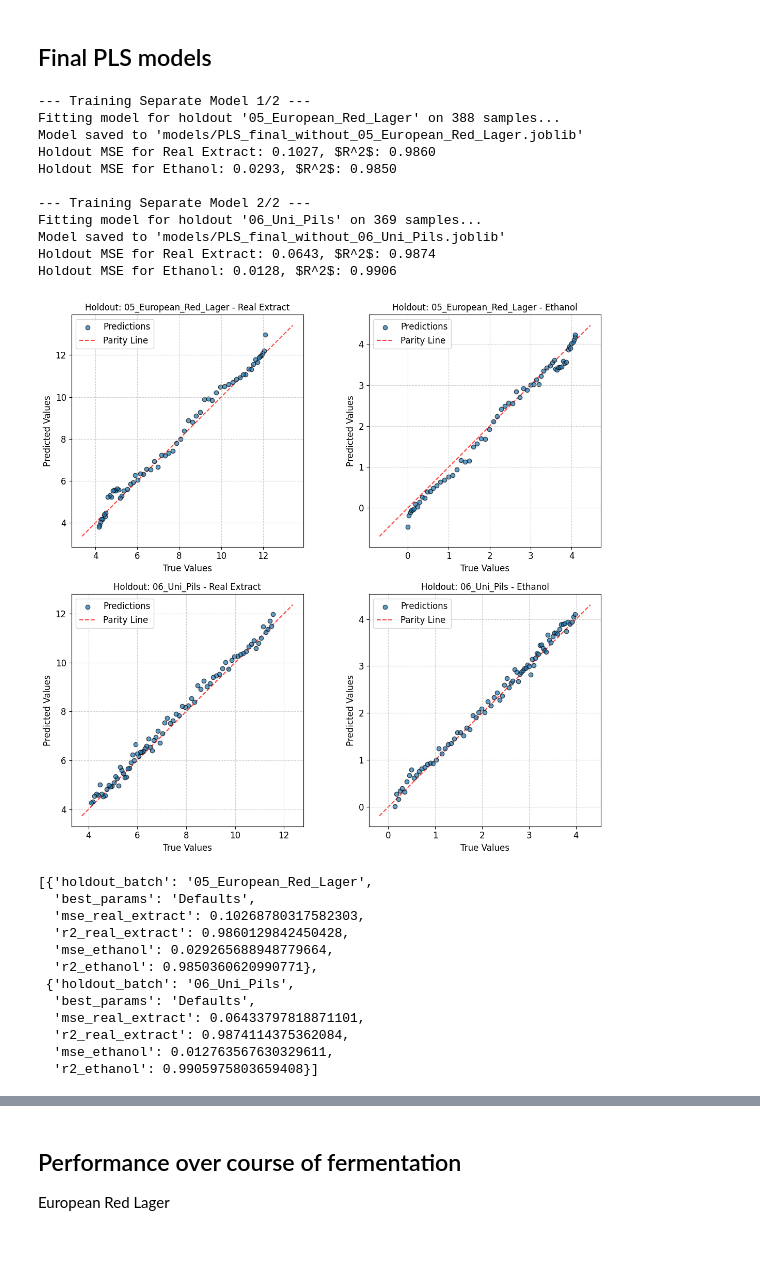
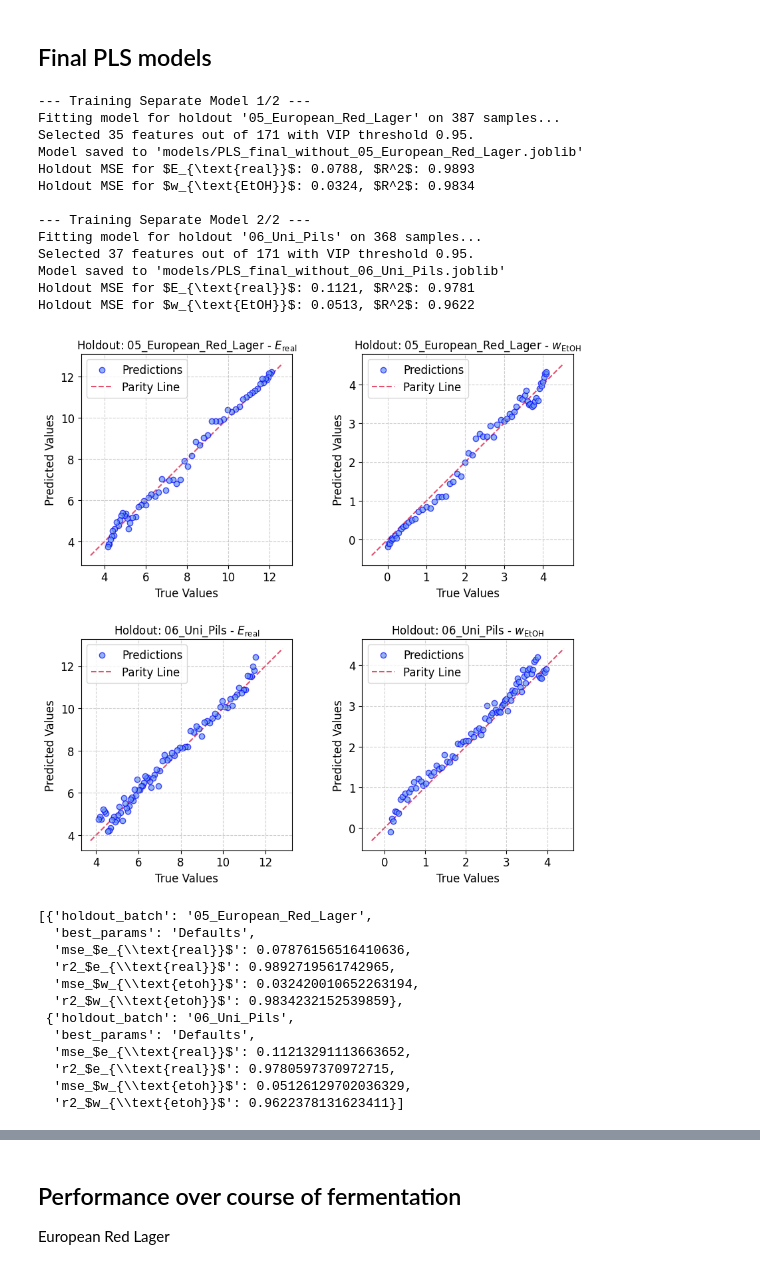
Before and after one commit to CTO-JKU/NIR-Beer-Fermentation-Monitoring, a Jupyter notebook: calibration.ipynb, the cells around one changed output, grey strips where cells are left out. Saved outputs shown, nothing was run; the diff lists cells and outputs as text; code cells hidden in the pictures.

```diff
--- a/calibration.ipynb
+++ b/calibration.ipynb
@@ -49,3 +49,14 @@ df_nir = df_nir.select(
         for col in df_nir.columns
     ]
 )
+# %%
+# Find index of 1200 nm and 1800 nm
+wavelengths = 1e7 / np.linspace(3857,9994,359)
+# reverse wavelengths to match wavenumber order
+wavelengths = wavelengths[::-1]
+
+index_upper= np.argmin(np.abs(wavelengths - 1850))
+index_lower = np.argmin(np.abs(wavelengths - 1200))
+
+
+index_lower, index_upper
@@ -97,7 +110,7 @@ from NIRBeer.outlier_detection import detect_outliers
 from chemotools.feature_selection import RangeCut
 from sklearn.pipeline import Pipeline
 
-preprocessing = Pipeline([("range_cut", RangeCut(30, -30))])
+preprocessing = Pipeline([("range_cut", RangeCut(index_lower, index_upper))])
 
 result = detect_outliers(df_nir, alpha=0.05, var_threshold=0.95, preprocessing=preprocessing)
 
@@ -146,8 +158,8 @@ df_interpolate = interpolate_targets_to_spectra(result.df_inliers, df_dsa)
 
 min_time = 3
 max_time = 16
-k_rate = 50
-exponent = 3 / 2
+k_rate = 50*3/2
+exponent = 1
 
 selected_df = df_interpolate.group_by("BatchName", maintain_order=True).map_groups(
     lambda df_group: adaptive_time_sampler(
@@ -281,50 +295,52 @@ Holdout MSE for Ethanol: 0.0291, $R^2$: 0.9794
 # %%
 from NIRBeer.model_training import train_and_evaluate
 from sklearn.cross_decomposition import PLSRegression
 from sklearn.pipeline import Pipeline
 from sklearn.preprocessing import StandardScaler
 from chemotools.scatter import ExtendedMultiplicativeScatterCorrection, StandardNormalVariate
 from chemotools.derivative import SavitzkyGolay
 from NIRBeer.feature_selection import VIPSelector
 
 df = selected_df
 holdout_batch = ["05_European_Red_Lager", "06_Uni_Pils"]
 
 pipeline = Pipeline([
-        ('rangecut', RangeCut(30, -30)),
-        ('emsc', ExtendedMultiplicativeScatterCorrection(order=1)),
+        ('rangecut', RangeCut(index_lower, index_upper)),
+        ('emsc', ExtendedMultiplicativeScatterCorrection(order=3)),
         ('sg', SavitzkyGolay(polynomial_order=2, window_size=11, derivate_order=1)),
         ('scaler', StandardScaler()),
-        ('vip', VIPSelector(n_components_pls=6, vip_threshold=0.9)),
-        ('pls', PLSRegression(n_components=7, scale=False))
+        ('vip', VIPSelector(n_components_pls=6, vip_threshold=0.95)),
+        ('pls', PLSRegression(n_components=6, scale=False))
     ])
 
 train_and_evaluate(df, holdout_batch, pipeline, f"models/PLS_final", separate_models=True)
 # %% [output]
 --- Training Separate Model 1/2 ---
-Fitting model for holdout '05_European_Red_Lager' on 388 samples...
+Fitting model for holdout '05_European_Red_Lager' on 387 samples...
+Selected 35 features out of 171 with VIP threshold 0.95.
 Model saved to 'models/PLS_final_without_05_European_Red_Lager.joblib'
-Holdout MSE for Real Extract: 0.1027, $R^2$: 0.9860
-Holdout MSE for Ethanol: 0.0293, $R^2$: 0.9850
+Holdout MSE for $E_{\text{real}}$: 0.0788, $R^2$: 0.9893
+Holdout MSE for $w_{\text{EtOH}}$: 0.0324, $R^2$: 0.9834
 
 --- Training Separate Model 2/2 ---
-Fitting model for holdout '06_Uni_Pils' on 369 samples...
+Fitting model for holdout '06_Uni_Pils' on 368 samples...
+Selected 37 features out of 171 with VIP threshold 0.95.
 Model saved to 'models/PLS_final_without_06_Uni_Pils.joblib'
-Holdout MSE for Real Extract: 0.0643, $R^2$: 0.9874
-Holdout MSE for Ethanol: 0.0128, $R^2$: 0.9906
+Holdout MSE for $E_{\text{real}}$: 0.1121, $R^2$: 0.9781
+Holdout MSE for $w_{\text{EtOH}}$: 0.0513, $R^2$: 0.9622
-[figure, old version]
+[figure, new version]
 [{'holdout_batch': '05_European_Red_Lager',
   'best_params': 'Defaults',
-  'mse_real_extract': 0.10268780317582303,
-  'r2_real_extract': 0.9860129842450428,
-  'mse_ethanol': 0.029265688948779664,
-  'r2_ethanol': 0.9850360620990771},
+  'mse_$e_{\\text{real}}$': 0.07876156516410636,
+  'r2_$e_{\\text{real}}$': 0.9892719561742965,
+  'mse_$w_{\\text{etoh}}$': 0.032420010652263194,
+  'r2_$w_{\\text{etoh}}$': 0.9834232152539859},
  {'holdout_batch': '06_Uni_Pils',
   'best_params': 'Defaults',
-  'mse_real_extract': 0.06433797818871101,
-  'r2_real_extract': 0.9874114375362084,
-  'mse_ethanol': 0.012763567630329611,
-  'r2_ethanol': 0.9905975803659408}]
+  'mse_$e_{\\text{real}}$': 0.11213291113663652,
+  'r2_$e_{\\text{real}}$': 0.9780597370972715,
+  'mse_$w_{\\text{etoh}}$': 0.05126129702036329,
+  'r2_$w_{\\text{etoh}}$': 0.9622378131623411}]
 # %%
 import joblib
 import matplotlib.pyplot as plt
```
Also changed, not shown: parts of 23 cells of this notebook, 13 other files.
